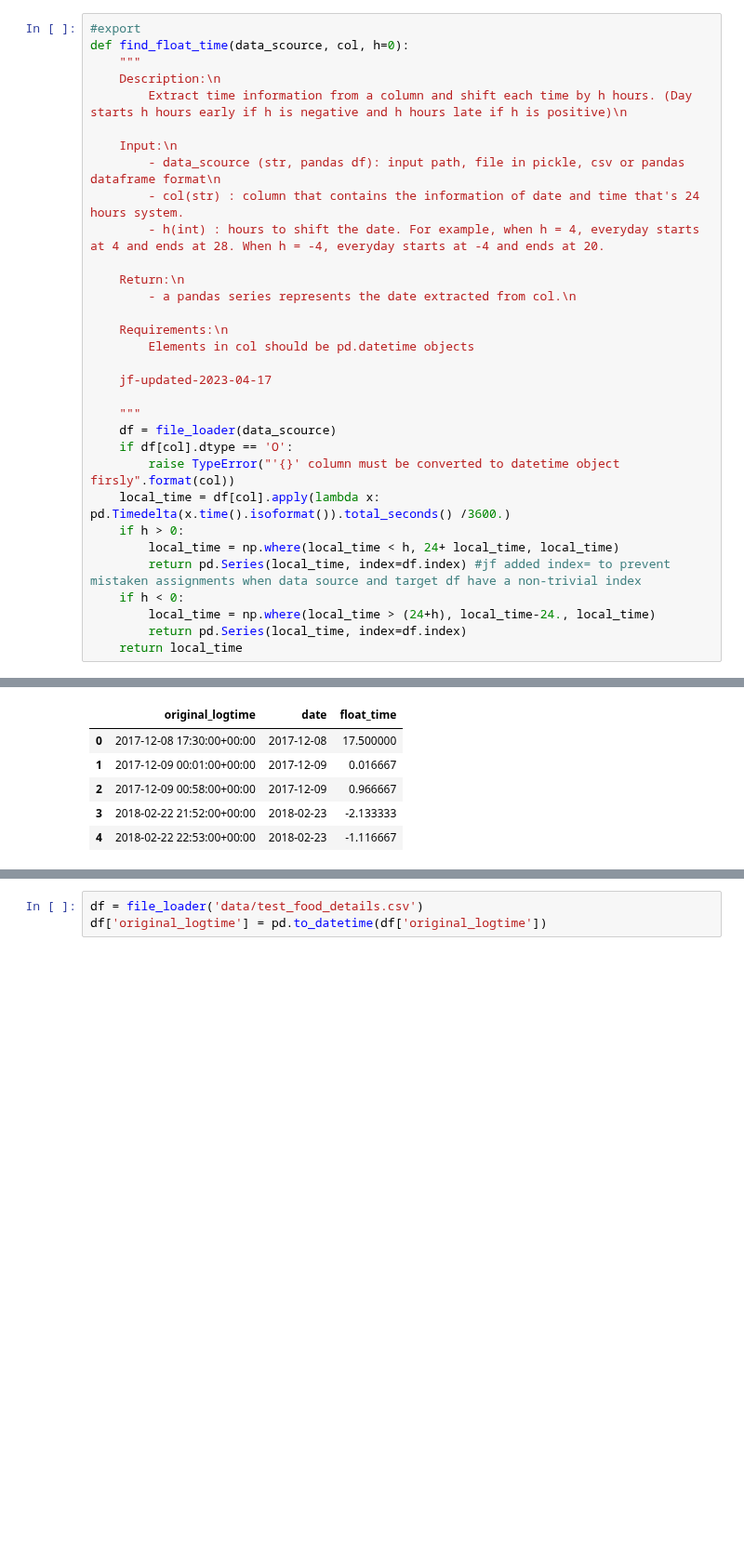
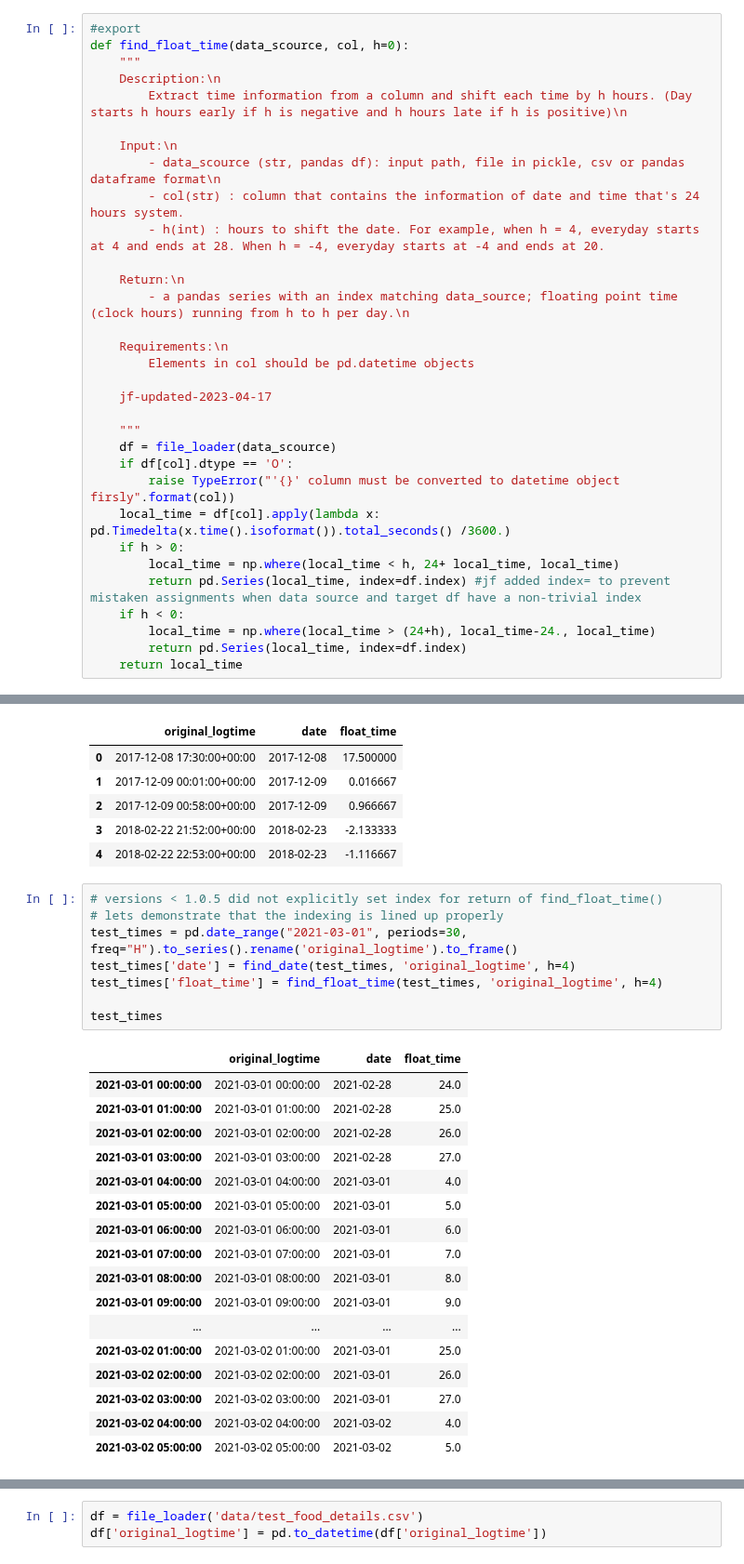
Before and after one commit to tktran11/treets, a Jupyter notebook: 00_core.ipynb, the cells around one changed output, grey strips where cells are left out. Shown at 93% size. Cells and saved outputs as stored; diff of their text form; blank space fills up the shorter version.

```diff
--- a/00_core.ipynb
+++ b/00_core.ipynb
@@ -168,7 +168,7 @@ def find_float_time(data_scource, col, h=0):
         - h(int) : hours to shift the date. For example, when h = 4, everyday starts at 4 and ends at 28. When h = -4, everyday starts at -4 and ends at 20.
 
     Return:\n
-        - a pandas series represents the date extracted from col.\n
+        - a pandas series with an index matching data_source; floating point time (clock hours) running from h to h per day.\n
 
     Requirements:\n
         Elements in col should be pd.datetime objects
@@ -220,6 +220,32 @@ df[['original_logtime','date', 'float_time']].head(5)
 | 2 | 2017-12-09 00:58:00+00:00 | 2017-12-09 | 0.966667 |
 | 3 | 2018-02-22 21:52:00+00:00 | 2018-02-23 | -2.133333 |
 | 4 | 2018-02-22 22:53:00+00:00 | 2018-02-23 | -1.116667 |
+# %%
+# versions < 1.0.5 did not explicitly set index for return of find_float_time()
+# lets demonstrate that the indexing is lined up properly
+test_times = pd.date_range("2021-03-01", periods=30, freq="H").to_series().rename('original_logtime').to_frame()
+test_times['date'] = find_date(test_times, 'original_logtime', h=4)
+test_times['float_time'] = find_float_time(test_times, 'original_logtime', h=4)
+
+test_times
+# %% [output]
+|  | original_logtime | date | float_time |
+| 2021-03-01 00:00:00 | 2021-03-01 00:00:00 | 2021-02-28 | 24.0 |
+| 2021-03-01 01:00:00 | 2021-03-01 01:00:00 | 2021-02-28 | 25.0 |
+| 2021-03-01 02:00:00 | 2021-03-01 02:00:00 | 2021-02-28 | 26.0 |
+| 2021-03-01 03:00:00 | 2021-03-01 03:00:00 | 2021-02-28 | 27.0 |
+| 2021-03-01 04:00:00 | 2021-03-01 04:00:00 | 2021-03-01 | 4.0 |
+| 2021-03-01 05:00:00 | 2021-03-01 05:00:00 | 2021-03-01 | 5.0 |
+| 2021-03-01 06:00:00 | 2021-03-01 06:00:00 | 2021-03-01 | 6.0 |
+| 2021-03-01 07:00:00 | 2021-03-01 07:00:00 | 2021-03-01 | 7.0 |
+| 2021-03-01 08:00:00 | 2021-03-01 08:00:00 | 2021-03-01 | 8.0 |
+| 2021-03-01 09:00:00 | 2021-03-01 09:00:00 | 2021-03-01 | 9.0 |
+| ... | ... | ... | ... |
+| 2021-03-02 01:00:00 | 2021-03-02 01:00:00 | 2021-03-01 | 25.0 |
+| 2021-03-02 02:00:00 | 2021-03-02 02:00:00 | 2021-03-01 | 26.0 |
+| 2021-03-02 03:00:00 | 2021-03-02 03:00:00 | 2021-03-01 | 27.0 |
+| 2021-03-02 04:00:00 | 2021-03-02 04:00:00 | 2021-03-02 | 4.0 |
+| 2021-03-02 05:00:00 | 2021-03-02 05:00:00 | 2021-03-02 | 5.0 |
 # %%
 #export
 def week_from_start(data_scource, col, identifier):
```
